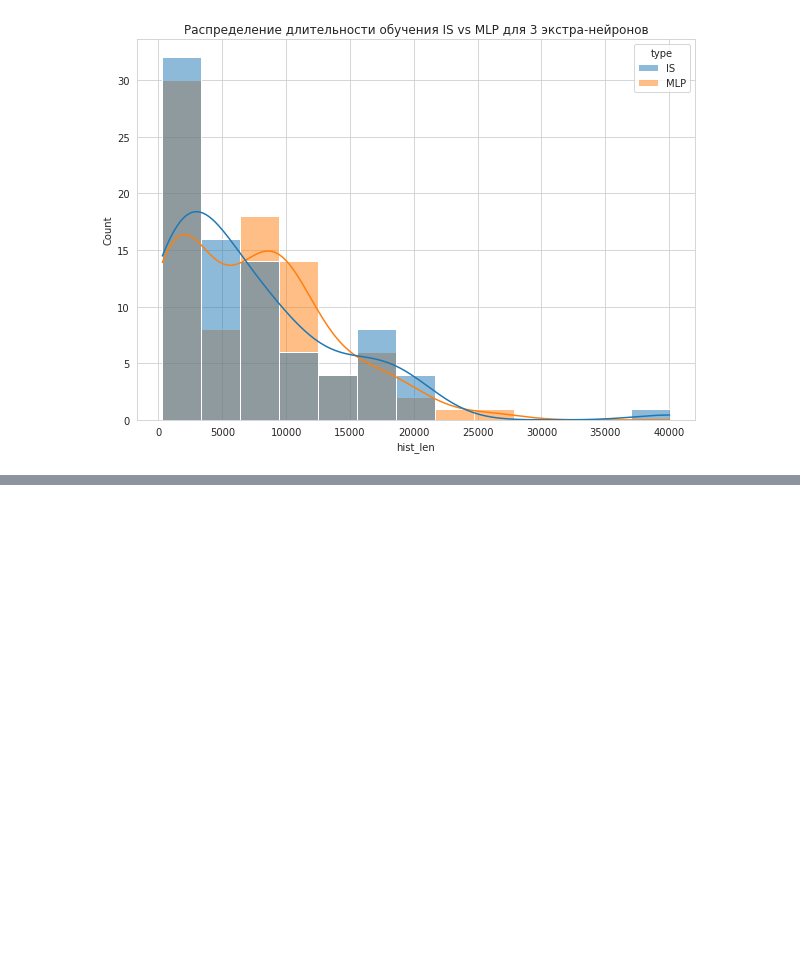
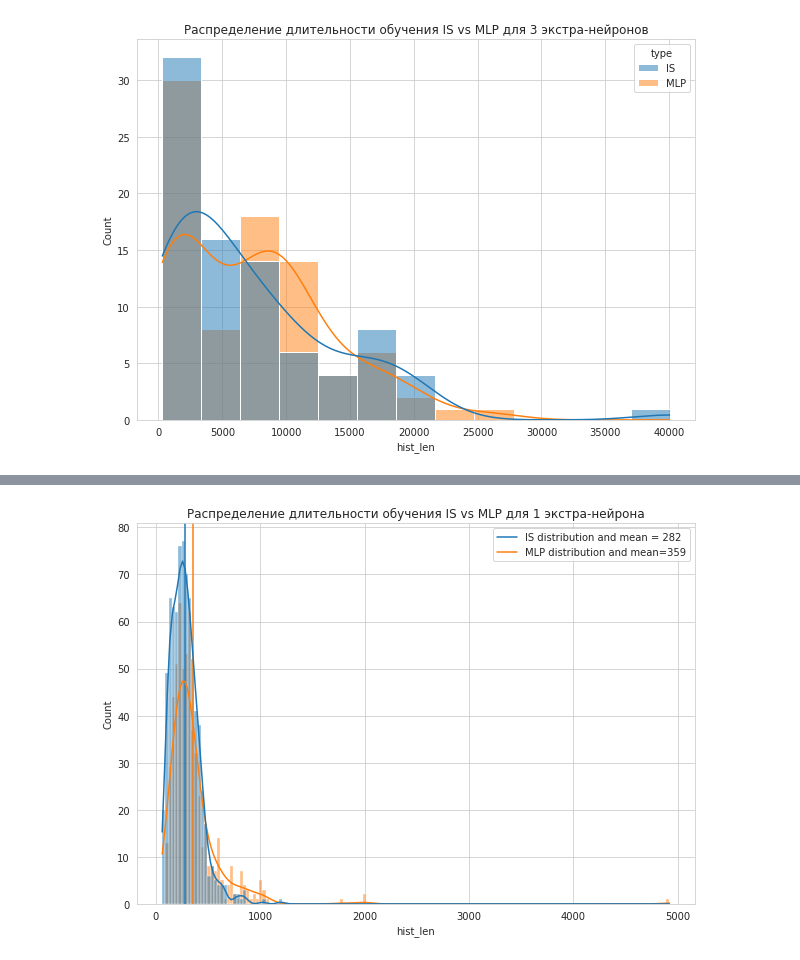
Before and after one commit to skolpin/neuro-boolean-research, a Jupyter notebook: xor_4_analisys.ipynb, the cells around one changed output, grey strips where cells are left out. Saved outputs shown, nothing was run; the diff lists cells and outputs as text; code cells hidden in the pictures; blank space fills up the shorter version.

```diff
--- a/xor_4_analisys.ipynb
+++ b/xor_4_analisys.ipynb
@@ -27,6 +29,8 @@ def prepare_pie(counter):
               'fail': 'tab:red'}
     return counts, labels, colors
 # %%
+results_path = 'runs_results/xor_4/'
+
 filenames = ['run_is_0_extra.parquet',
              'run_is_1_extra.parquet',
              'run_is_2_extra.parquet',
@@ -227,0 +321,17 @@ plt.show()
+# %%
+stat_dict = {}
+filenames = ['run_is_1000.parquet',
+             'run_mlp_1000.parquet']
+
+for i in range(len(filenames)):
+    df, _, _ = read_results(results_path + filenames[i])
+
+    name = filenames[i][4:-8]
+
+    stats = get_success_len_stat(df)
+
+    stat_dict[name] = stats
+
+full_stat = pd.DataFrame(data=stat_dict,
+                         index = stat_dict['is_1000'].index)
+display(full_stat)
@@ -227,0 +348,6 @@ plt.show()
+# %%
+df, _, _ = read_results(results_path + filenames[0])
+lengths_is = df[df['success']==True]['history_len'].values
+
+df, _, _ = read_results(results_path + filenames[1])
+lengths_mlp = df[df['success']==True]['history_len'].values
@@ -227,0 +372,7 @@ plt.show()
+# %%
+alg_types = ['IS' for _ in range(len(lengths_is))] + ['MLP' for _ in range(len(lengths_mlp))]
+hist_len = np.concatenate((lengths_is, lengths_mlp))
+
+distr_df = pd.DataFrame(data={'hist_len': hist_len,
+                              'type': alg_types})
+distr_df[distr_df['hist_len']<4000]
@@ -227,0 +393,11 @@ plt.show()
+# %%
+sns.set_style("whitegrid")
+plt.figure(figsize=(10,7))
+plt.title('Распределение длительности обучения IS vs MLP для 1 экстра-нейрона')
+plt.axvline(lengths_is.mean(), color='tab:blue', label=f'IS distribution and mean = {lengths_is.mean():.0f}')
+plt.axvline(lengths_mlp.mean(), color='tab:orange', label=f'MLP distribution and mean={lengths_mlp.mean():.0f}')
+sns.histplot(distr_df, x='hist_len', hue='type', kde=True)
+plt.legend()
+plt.show()
+# %% [output]
+[figure, added]
```
Also changed, not shown: parts of 22 cells of this notebook, 2 other files.
